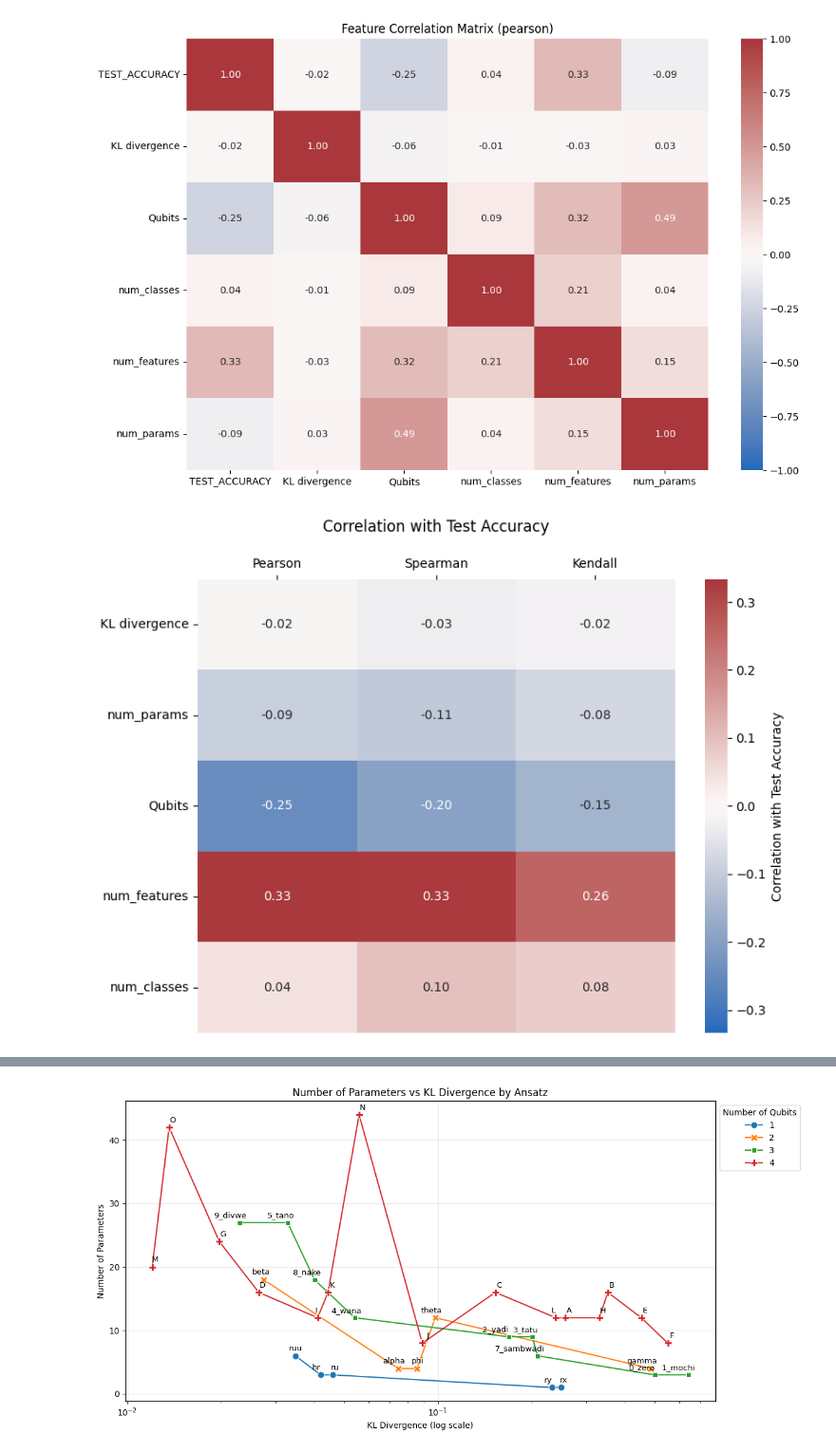
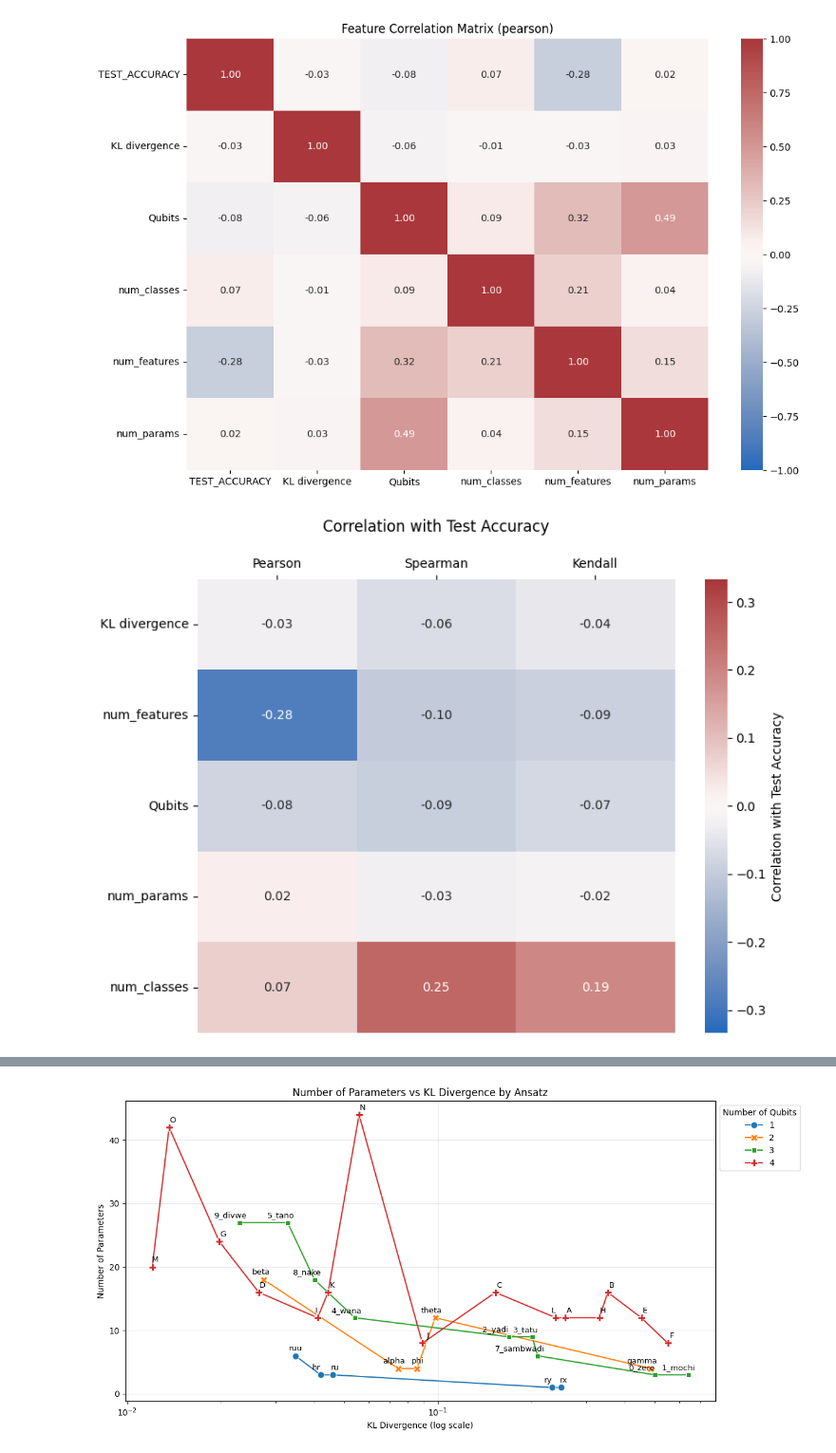
Before and after one commit to SamuellH12/Quantum-Express-Entang-Measures, a Jupyter notebook: reports_data/dataAnalysis.ipynb, the cells around one changed output, grey strips where cells are left out. Shown at 95% size. Drawn from its saved outputs; the diff is of its cells as text; code cells hidden in the pictures.

```diff
--- a/reports_data/dataAnalysis.ipynb
+++ b/reports_data/dataAnalysis.ipynb
@@ -308,28 +574,28 @@ plt.show()
 # %% [output]
 [figure]
 # %%
-filtro = (complete_df['USE_BIAS'] == 'YES')
+filtro = (complete_df['USE_BIAS'] == 'YES') & (complete_df['Normalized'] == 'YES')
 df_to_plot = complete_df[filtro]
 
-numeric_cols = ['TEST_ACCURACY', 'KL divergence', 'num_params', 'Qubits', 'num_features', 'num_classes']
+numeric_cols = ['TEST_ACCURACY', 'KL divergence', 'num_features', 'Qubits', 'num_params', 'num_classes']
 
 # Calculate correlation matrix
 corr_matrix   =   df_to_plot[numeric_cols].corr(method='pearson')[['TEST_ACCURACY']].rename(columns={'TEST_ACCURACY': 'Pearson'})
 corr_matrix = corr_matrix.join( df_to_plot[numeric_cols].corr(method='spearman')[['TEST_ACCURACY']].rename(columns={'TEST_ACCURACY': 'Spearman'}) )
 corr_matrix = corr_matrix.join( df_to_plot[numeric_cols].corr(method='kendall')[['TEST_ACCURACY']].rename(columns={'TEST_ACCURACY': 'Kendall'}) )
 
 corr_matrix = corr_matrix.drop('TEST_ACCURACY')
 
 # Create the plot
 plt.figure(figsize=(8, 6))
 sns.heatmap(corr_matrix, annot=True, cmap='vlag', center=0, fmt=".2f",
             vmin=-1/3, vmax=1/3, cbar_kws={'label': 'Correlation with Test Accuracy'})
 
 plt.title("Correlation with Test Accuracy\n")
 # plt.yticks(rotation=0)
 plt.tick_params(top=True, labeltop=True, bottom=False, labelbottom=False)
 plt.tight_layout()
 plt.show()
 # %% [output]
-[figure, old version]
+[figure, new version]
 # %%
```
Also changed, not shown: parts of 27 cells of this notebook, 22 other files.
